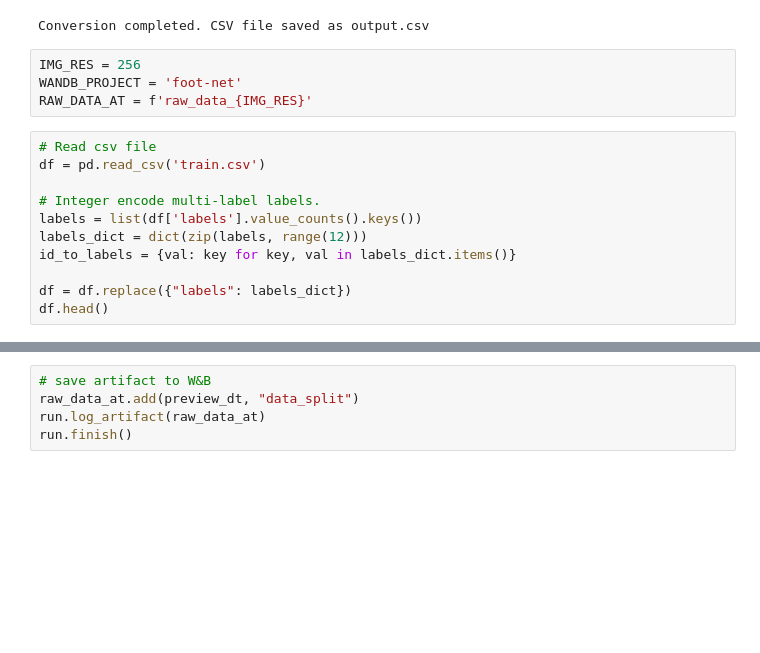
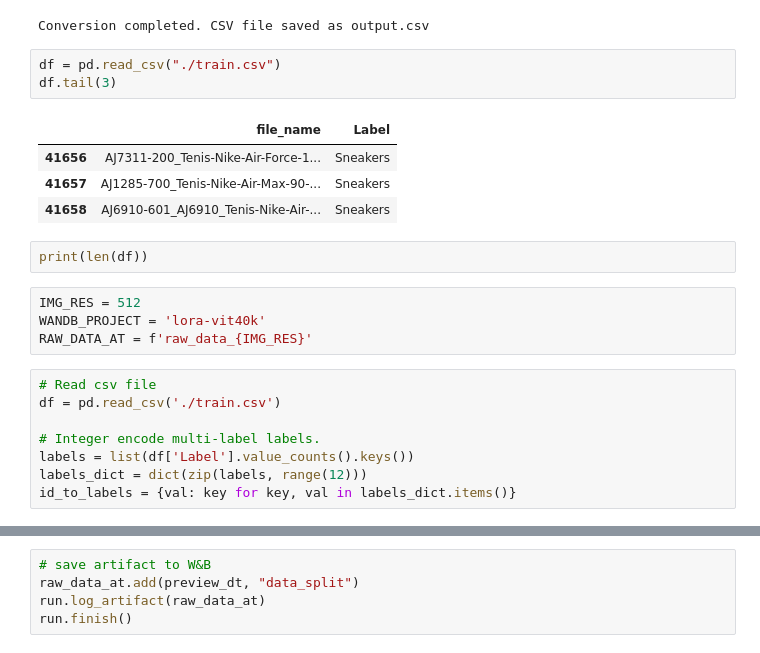
Before and after one commit to aidyai/shoe40k, a Jupyter notebook: datasets/utils/eda.ipynb, the cells around one changed output, grey strips where cells are left out. Cells and saved outputs as stored; diff of their text form; blank space fills up the shorter version.

```diff
--- a/datasets/utils/eda.ipynb
+++ b/datasets/utils/eda.ipynb
@@ -83,18 +84,25 @@ df = pd.read_json(label_files)
 df.to_csv('train.csv', index=False)
 # %% [output]
 Conversion completed. CSV file saved as output.csv
+# %%
+df = pd.read_csv("./train.csv")
+df.tail(3)
+# %% [output]
+|  | file_name | Label |
+| 41656 | AJ7311-200_Tenis-Nike-Air-Force-1... | Sneakers |
+| 41657 | AJ1285-700_Tenis-Nike-Air-Max-90-... | Sneakers |
+| 41658 | AJ6910-601_AJ6910_Tenis-Nike-Air-... | Sneakers |
+# %%
+print(len(df))
 # %%
-IMG_RES = 256
-WANDB_PROJECT = 'foot-net'
+IMG_RES = 512
+WANDB_PROJECT = 'lora-vit40k'
 RAW_DATA_AT = f'raw_data_{IMG_RES}'
 # %%
 # Read csv file
-df = pd.read_csv('train.csv')
+df = pd.read_csv('./train.csv')
 
 # Integer encode multi-label labels.
-labels = list(df['labels'].value_counts().keys())
+labels = list(df['Label'].value_counts().keys())
 labels_dict = dict(zip(labels, range(12)))
 id_to_labels = {val: key for key, val in labels_dict.items()}
-
-df = df.replace({"labels": labels_dict})
-df.head()
```
Also changed, not shown: parts of 8 cells of this notebook.
